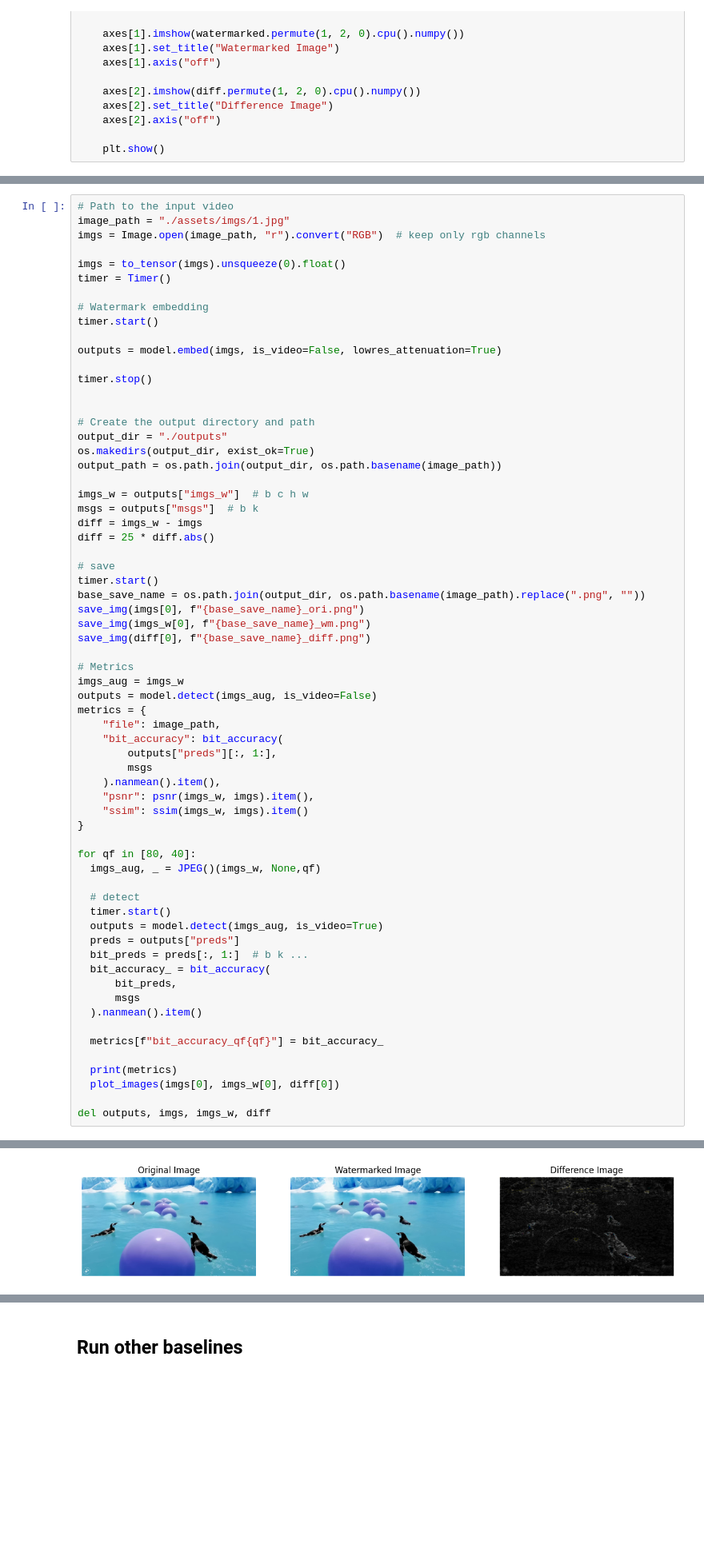
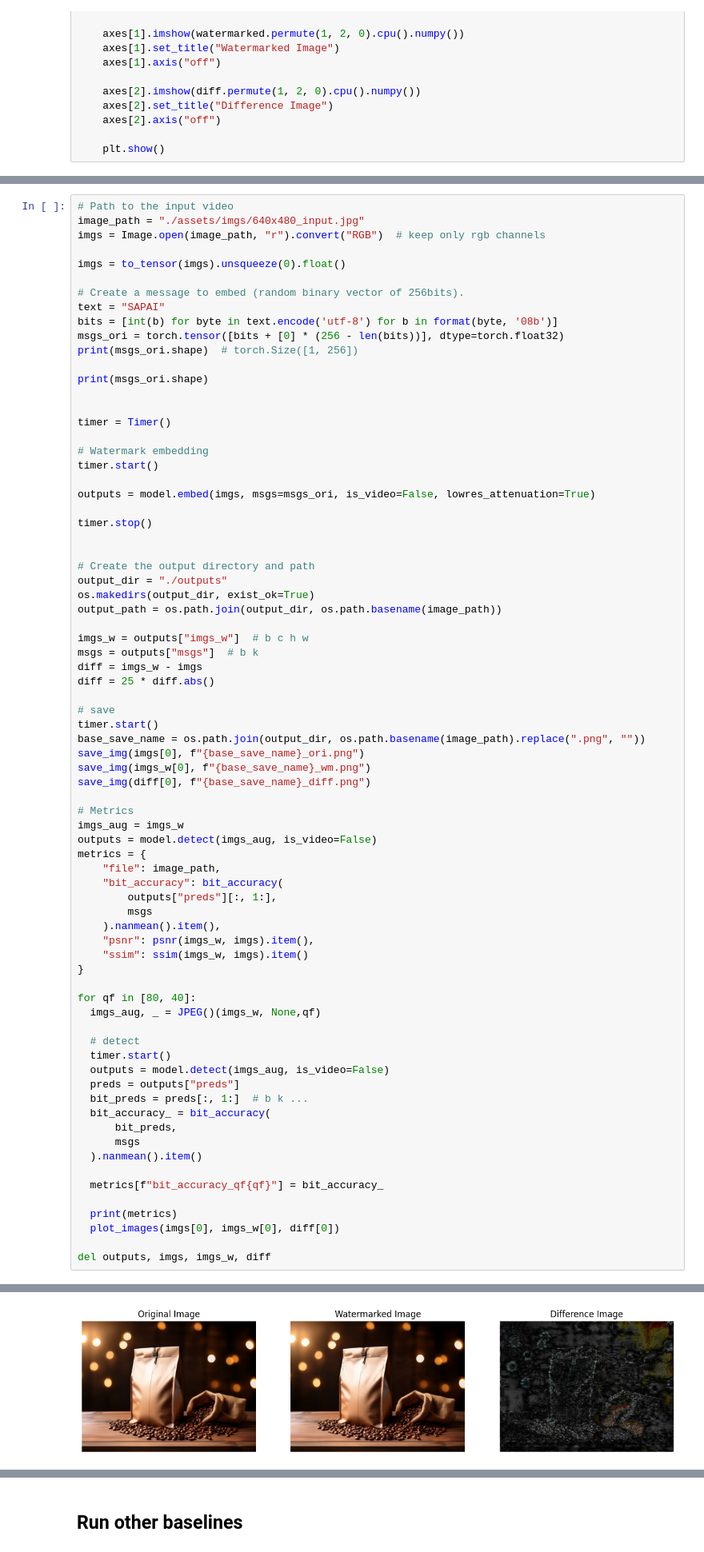
Before and after one commit to the-sayandeep/sample-colab, a Jupyter notebook: notebooks/colab.ipynb, the cells around one changed output, grey strips where cells are left out. Shown at 80% size. Drawn from its saved outputs; the diff is of its cells as text; blank space fills up the shorter version.

```diff
--- a/notebooks/colab.ipynb
+++ b/notebooks/colab.ipynb
@@ -277,15 +285,25 @@ def plot_images(original, watermarked, diff):
 # %%
 # Path to the input video
-image_path = "./assets/imgs/1.jpg"
+image_path = "./assets/imgs/640x480_input.jpg"
 imgs = Image.open(image_path, "r").convert("RGB")  # keep only rgb channels
 
 imgs = to_tensor(imgs).unsqueeze(0).float()
+
+# Create a message to embed (random binary vector of 256bits).
+text = "SAPAI"
+bits = [int(b) for byte in text.encode('utf-8') for b in format(byte, '08b')]
+msgs_ori = torch.tensor([bits + [0] * (256 - len(bits))], dtype=torch.float32)
+print(msgs_ori.shape)  # torch.Size([1, 256])
+
+print(msgs_ori.shape)
+
+
 timer = Timer()
 
 # Watermark embedding
 timer.start()
 
-outputs = model.embed(imgs, is_video=False, lowres_attenuation=True)
+outputs = model.embed(imgs, msgs=msgs_ori, is_video=False, lowres_attenuation=True)
 
 timer.stop()
 
@@ -325,7 +343,7 @@ for qf in [80, 40]:
 
   # detect
   timer.start()
-  outputs = model.detect(imgs_aug, is_video=True)
+  outputs = model.detect(imgs_aug, is_video=False)
   preds = outputs["preds"]
   bit_preds = preds[:, 1:]  # b k ...
   bit_accuracy_ = bit_accuracy(
@@ -344 +364 @@ del outputs, imgs, imgs_w, diff
-[figure, old version]
+[figure, new version]
```
Also changed, not shown: parts of 3 cells of this notebook.
